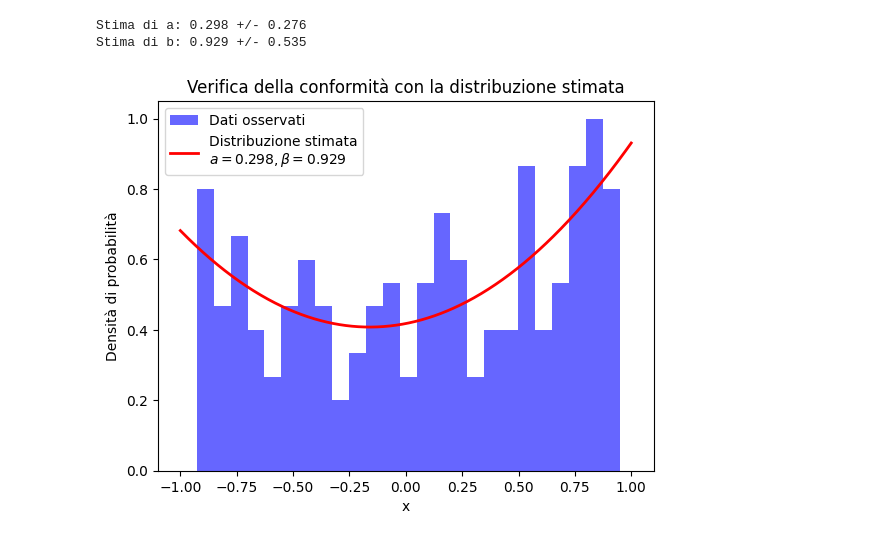
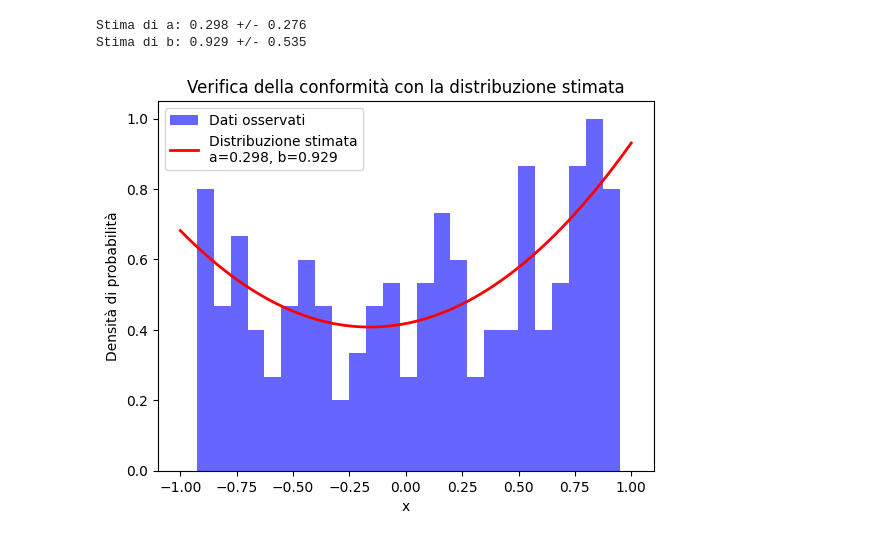
Before and after one commit to NunzioDA/EDSProjects, a Jupyter notebook: project_one/project_one.ipynb, the cells around one changed output. Drawn from its saved outputs; the diff is of its cells as text; code cells hidden in the pictures.

```diff
--- a/project_one/project_one.ipynb
+++ b/project_one/project_one.ipynb
@@ -52,28 +52,28 @@ def estimate_a_b(data):
 # %%
 data = np.loadtxt("data_proj_one.dat")
 
 a, b, errors, estimated_pdf = estimate_a_b(data)
 
 print(f"Stima di a: {a:.3f} +/- {errors[0]:.3f}")
 print(f"Stima di b: {b:.3f} +/- {errors[1]:.3f}")
 
 # Generation of points for the estimated distribution
 x_values = np.linspace(-1, 1, 500)
 pdf_values = [estimated_pdf(x) for x in x_values]
 
 
 # Plot comparison between histogram of data and the estimated curve
 plt.hist(data, bins=25, density=True, alpha=0.6, color='blue', label='Dati osservati')
-plt.plot(x_values, pdf_values, color='red', linewidth=2, label=f'Distribuzione stimata\n$a={a:.3f}, \\beta={b:.3f}$')
+plt.plot(x_values, pdf_values, color='red', linewidth=2, label=f'Distribuzione stimata\na={a:.3f}, b={b:.3f}')
 plt.title('Verifica della conformità con la distribuzione stimata')
 plt.xlabel('x')
 plt.ylabel('Densità di probabilità')
 plt.legend()
 plt.show()
 # %% [output]
 Stima di a: 0.298 +/- 0.276
 Stima di b: 0.929 +/- 0.535
-[figure, old version]
+[figure, new version]
 # %%
 # This function is used to get the
 # the estimated pdf maximum.
```
Also changed, not shown: parts of 5 cells of this notebook.
